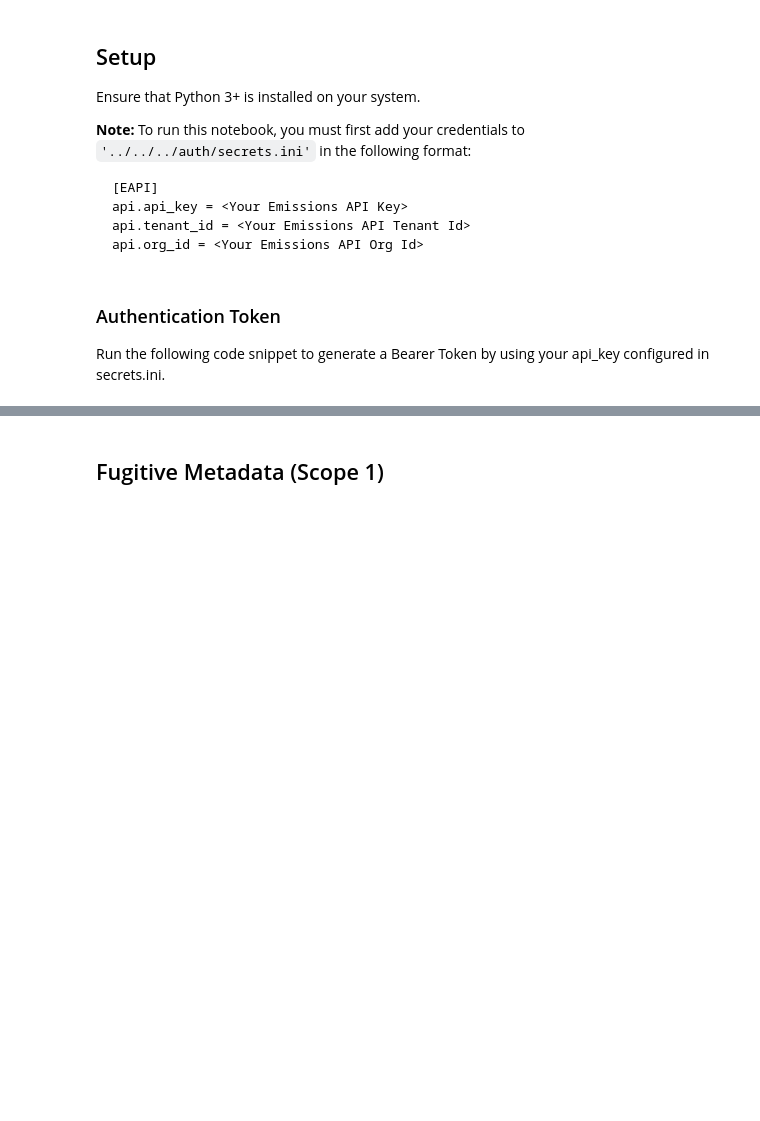
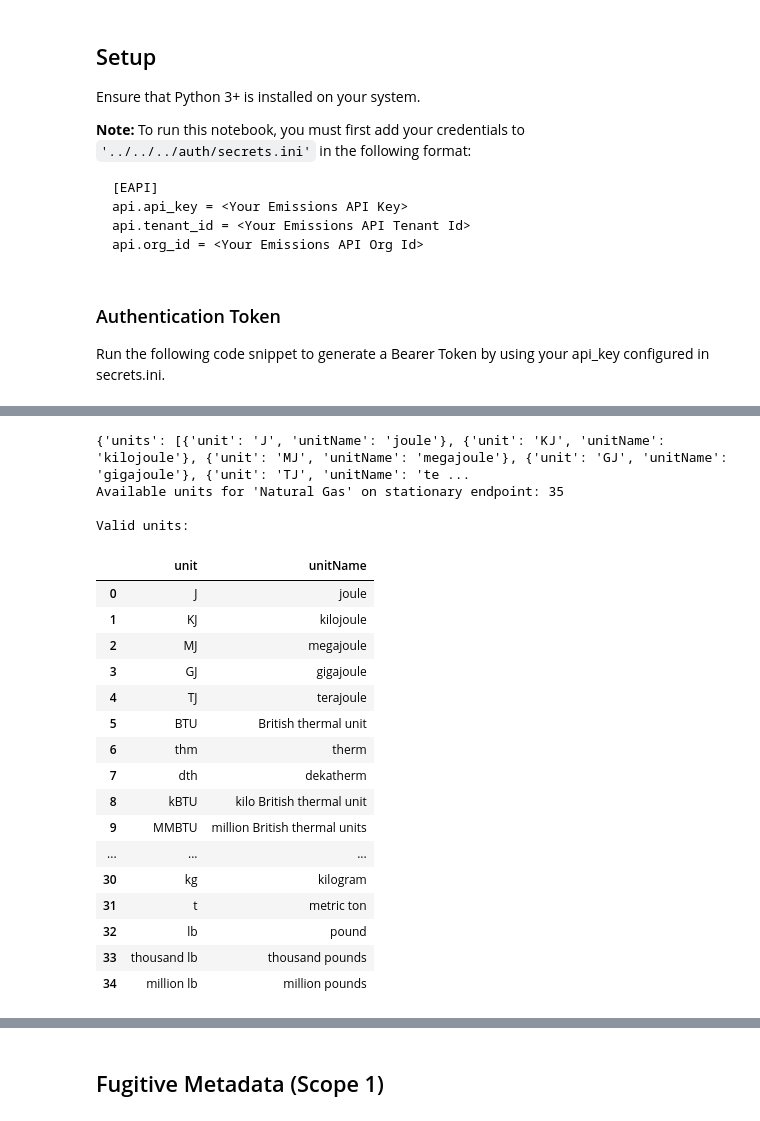
Before and after one commit to IBM/ibm-envizi-emissions-api, a Jupyter notebook: docs/notebooks/tutorials/general/metadata.ipynb, the cells around one changed output, grey strips where cells are left out. Drawn from its saved outputs; the diff is of its cells as text; code cells hidden in the pictures; blank space fills up the shorter version.

```diff
--- a/docs/notebooks/tutorials/general/metadata.ipynb
+++ b/docs/notebooks/tutorials/general/metadata.ipynb
@@ -130,0 +266,41 @@ request_headers["Authorization"] = "Bearer " + jwt_token
+# %%
+# Example 1: Get units for Natural Gas on stationary endpoint
+units_url = f"{EAPI_ENDPOINT}/metadata/units?endpoint=stationary&type=Natural%20Gas"
+
+response = requests.get(units_url, headers=request_headers)
+print(response.json())
+
+if response.status_code == 200:
+    units_data = response.json()
+    units_list = units_data.get('units', [])
+
+    units_df = pd.DataFrame(units_list)
+
+    print(f"Available units for 'Natural Gas' on stationary endpoint: {len(units_list)}")
+    print("\nValid units:")
+    display_summary(units_df)
+else:
+    print(f"Error: {response.status_code}")
+    print(response.text)
+# %% [output]
+{'units': [{'unit': 'J', 'unitName': 'joule'}, {'unit': 'KJ', 'unitName': 'kilojoule'}, {'unit': 'MJ', 'unitName': 'megajoule'}, {'unit': 'GJ', 'unitName': 'gigajoule'}, {'unit': 'TJ', 'unitName': 'te ...
+Available units for 'Natural Gas' on stationary endpoint: 35
+
+Valid units:
+|  | unit | unitName |
+| 0 | J | joule |
+| 1 | KJ | kilojoule |
+| 2 | MJ | megajoule |
+| 3 | GJ | gigajoule |
+| 4 | TJ | terajoule |
+| 5 | BTU | British thermal unit |
+| 6 | thm | therm |
+| 7 | dth | dekatherm |
+| 8 | kBTU | kilo British thermal unit |
+| 9 | MMBTU | million British thermal units |
+| ... | ... | ... |
+| 30 | kg | kilogram |
+| 31 | t | metric ton |
+| 32 | lb | pound |
+| 33 | thousand lb | thousand pounds |
+| 34 | million lb | million pounds |
```
Also changed, not shown: parts of 13 cells of this notebook, 53 other files.
